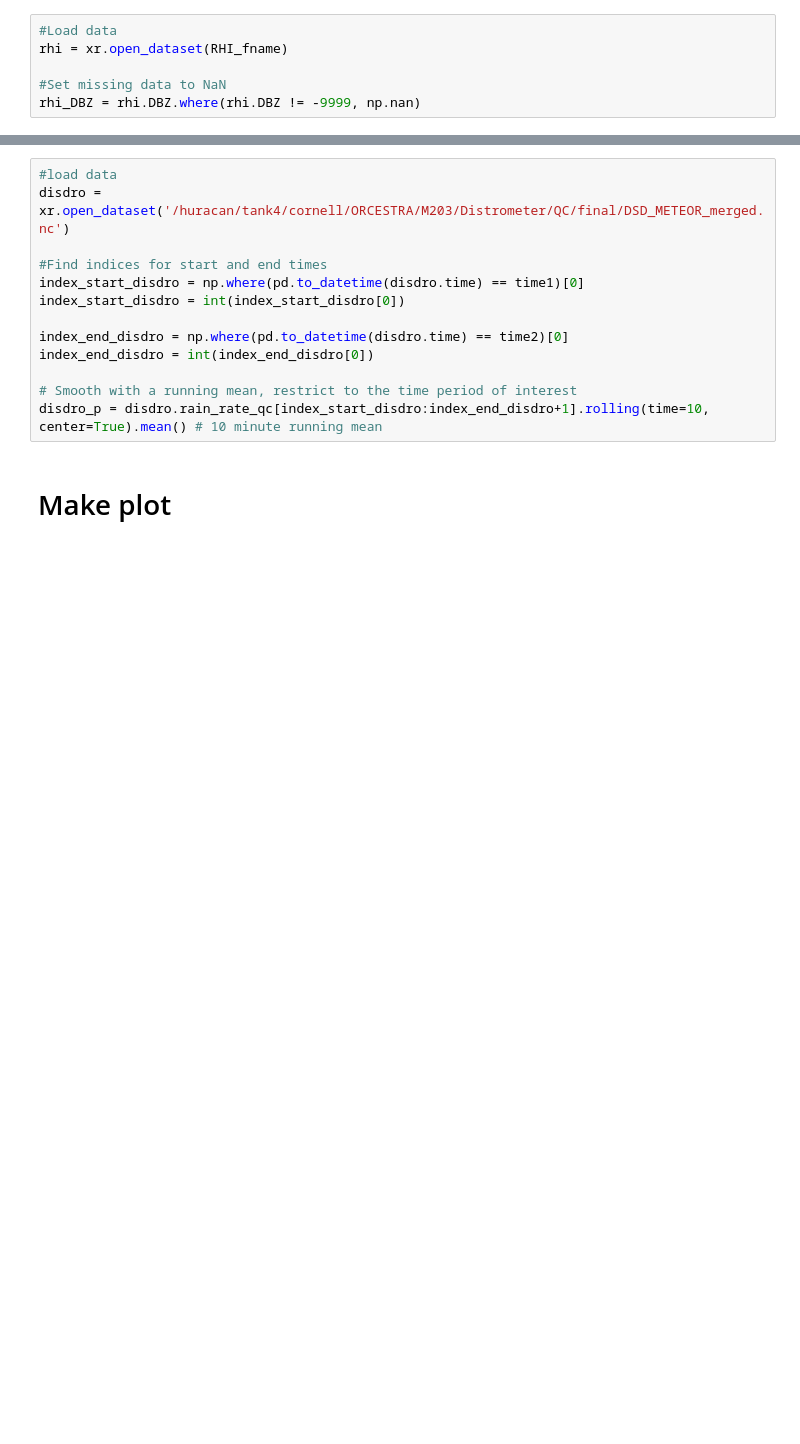
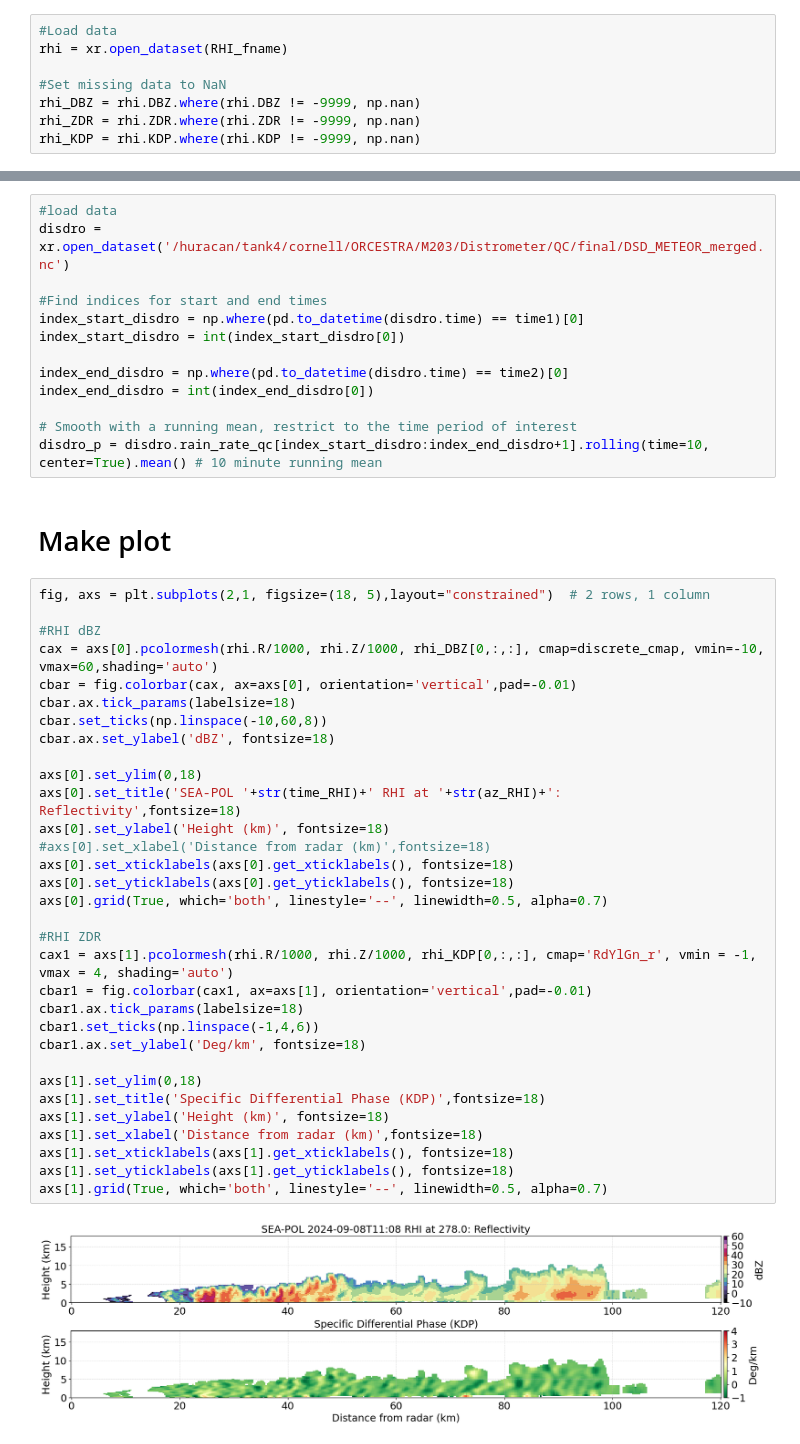
Before and after one commit to allison-wing/PICCOLO, a Jupyter notebook: plot_seapol_case.ipynb, the cells around one changed output, grey strips where cells are left out. Saved outputs shown, nothing was run; the diff lists cells and outputs as text; blank space fills up the shorter version.

Commit message:
add kdp plot

```diff
--- a/plot_seapol_case.ipynb
+++ b/plot_seapol_case.ipynb
@@ -92,6 +92,8 @@ rhi = xr.open_dataset(RHI_fname)
 
 #Set missing data to NaN
 rhi_DBZ = rhi.DBZ.where(rhi.DBZ != -9999, np.nan)
+rhi_ZDR = rhi.ZDR.where(rhi.ZDR != -9999, np.nan)
+rhi_KDP = rhi.KDP.where(rhi.KDP != -9999, np.nan)
 # %% [markdown]
 SEA-POL low-level reflectivity (replace later with composite reflectivity)
 # %%
@@ -200,6 +202,40 @@ index_end_disdro = int(index_end_disdro[0])
 disdro_p = disdro.rain_rate_qc[index_start_disdro:index_end_disdro+1].rolling(time=10, center=True).mean() # 10 minute running mean
 # %% [markdown]
 # Make plot
+# %%
+fig, axs = plt.subplots(2,1, figsize=(18, 5),layout="constrained")  # 2 rows, 1 column
+
+#RHI dBZ
+cax = axs[0].pcolormesh(rhi.R/1000, rhi.Z/1000, rhi_DBZ[0,:,:], cmap=discrete_cmap, vmin=-10, vmax=60,shading='auto')
+cbar = fig.colorbar(cax, ax=axs[0], orientation='vertical',pad=-0.01)
+cbar.ax.tick_params(labelsize=18)
+cbar.set_ticks(np.linspace(-10,60,8))
+cbar.ax.set_ylabel('dBZ', fontsize=18)
+
+axs[0].set_ylim(0,18)
+axs[0].set_title('SEA-POL '+str(time_RHI)+' RHI at '+str(az_RHI)+': Reflectivity',fontsize=18)
+axs[0].set_ylabel('Height (km)', fontsize=18)
+#axs[0].set_xlabel('Distance from radar (km)',fontsize=18)
+axs[0].set_xticklabels(axs[0].get_xticklabels(), fontsize=18)
+axs[0].set_yticklabels(axs[0].get_yticklabels(), fontsize=18)
+axs[0].grid(True, which='both', linestyle='--', linewidth=0.5, alpha=0.7)
+
+#RHI ZDR
+cax1 = axs[1].pcolormesh(rhi.R/1000, rhi.Z/1000, rhi_KDP[0,:,:], cmap='RdYlGn_r', vmin = -1, vmax = 4, shading='auto')
+cbar1 = fig.colorbar(cax1, ax=axs[1], orientation='vertical',pad=-0.01)
+cbar1.ax.tick_params(labelsize=18)
+cbar1.set_ticks(np.linspace(-1,4,6))
+cbar1.ax.set_ylabel('Deg/km', fontsize=18)
+
+axs[1].set_ylim(0,18)
+axs[1].set_title('Specific Differential Phase (KDP)',fontsize=18)
+axs[1].set_ylabel('Height (km)', fontsize=18)
+axs[1].set_xlabel('Distance from radar (km)',fontsize=18)
+axs[1].set_xticklabels(axs[1].get_xticklabels(), fontsize=18)
+axs[1].set_yticklabels(axs[1].get_yticklabels(), fontsize=18)
+axs[1].grid(True, which='both', linestyle='--', linewidth=0.5, alpha=0.7)
+# %% [output]
+[figure, added]
 # %%
 fig, axs = plt.subplots(3,1, figsize=(18, 9),layout="constrained")  # 3 rows, 1 column
 
```
Also changed, not shown: parts of 1 cell of this notebook, 1 other file.
